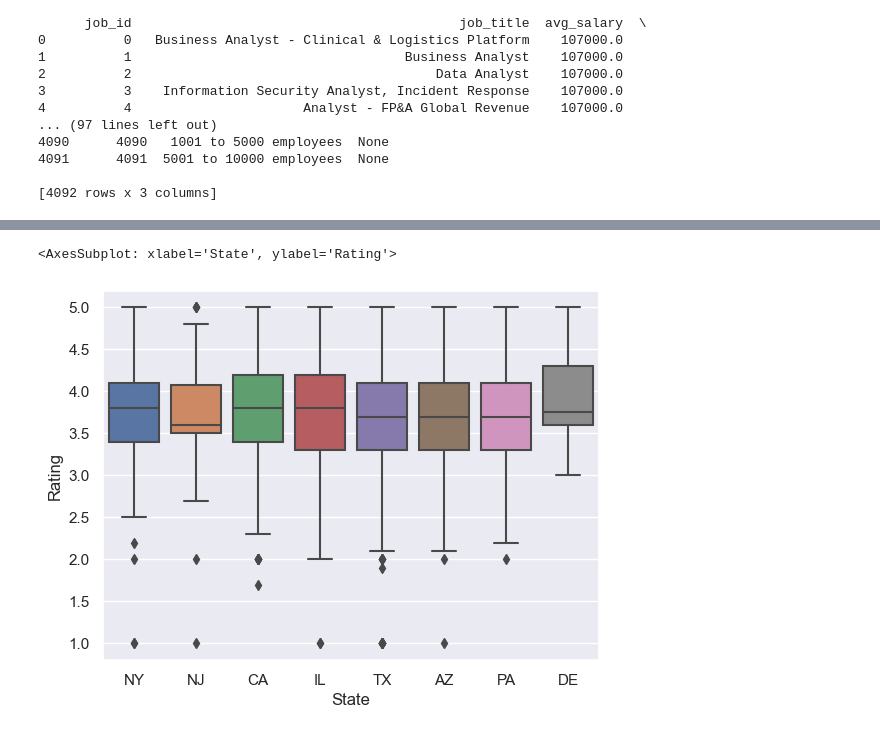
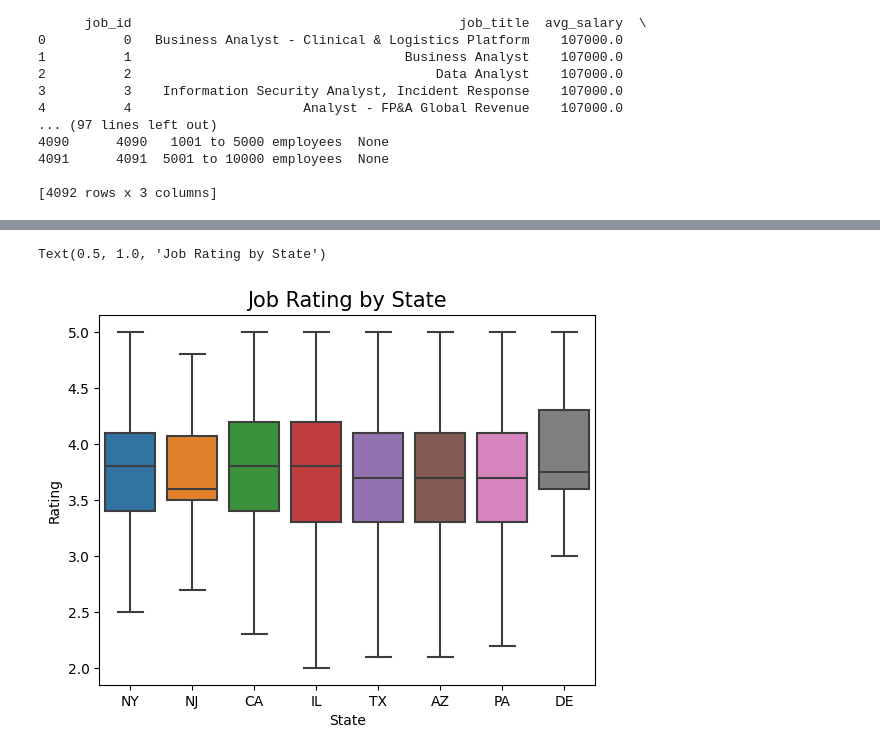
Before and after one commit to tsbarry/The_Job_Market, a Jupyter notebook: edaa.ipynb, the cells around one changed output, grey strips where cells are left out. Cells and saved outputs as stored; diff of their text form; code cells hidden in the pictures.

```diff
--- a/edaa.ipynb
+++ b/edaa.ipynb
@@ -99,7 +76,7 @@ import pandas as pd
 import statsmodels.api as sm
 import matplotlib as plt
 import numpy as np
-job_df = pd.read_csv('data/clean_data.csv')
-fig=sm.qqplot(job_df["Avg_Salary"])
+df = pd.read_csv('data/clean_data.csv')
+fig=sm.qqplot(df["Avg_Salary"])
 #plt.show()
 # %% [output]
@@ -127,6 +102,7 @@ sns.boxplot(x= 'State', y= 'Min_Salary', data= job_df)
 # %%
-sns.boxplot(x= 'State', y= 'Rating', data= job_df)
+sns.boxplot(x= 'State', y= 'Rating', data= df, showfliers=False)
+plt.title('Job Rating by State', fontsize=12, fontweight='normal')
 # %% [output]
-<AxesSubplot: xlabel='State', ylabel='Rating'>
+Text(0.5, 1.0, 'Job Rating by State')
-[figure, old version]
+[figure, new version]
 # %%
```
Also changed, not shown: parts of 22 cells of this notebook, 3 other files.
